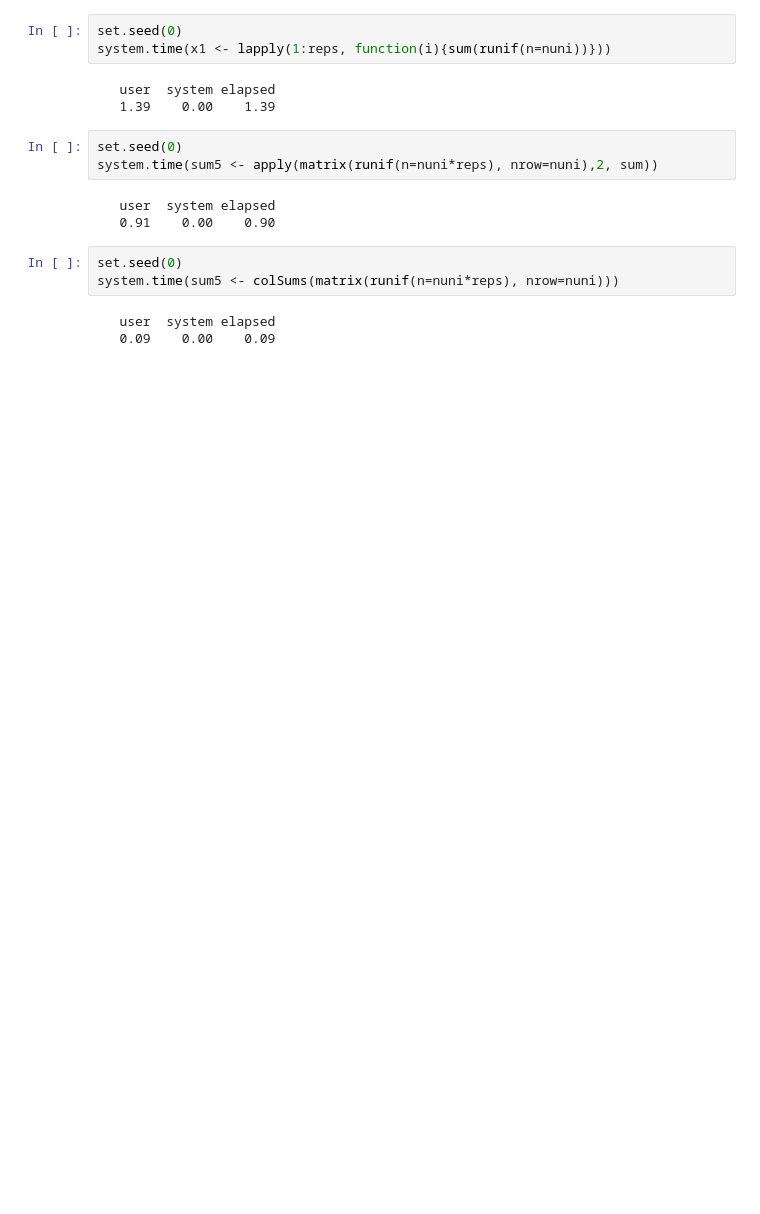
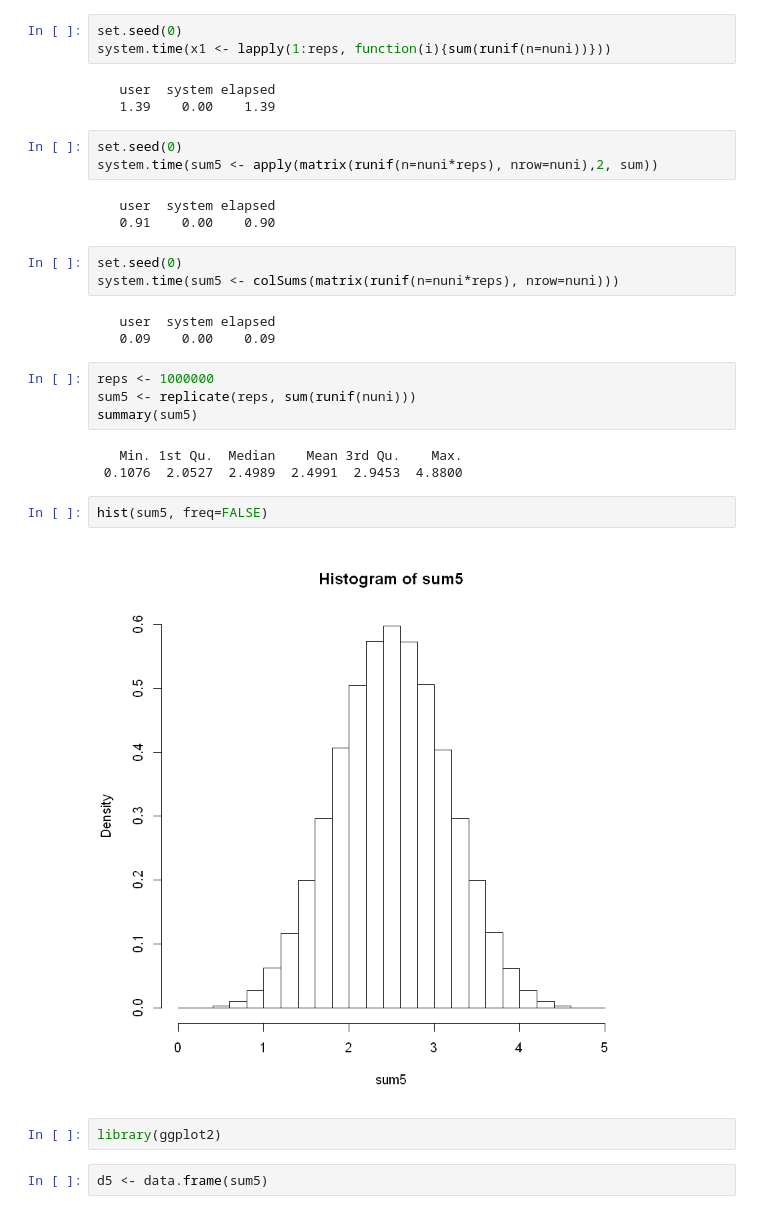
Before and after one commit to mlaai/Deep-Learning, a Jupyter notebook: Code/Projects/Data/RQuickReference.ipynb, the cells around one changed output. Saved outputs shown, nothing was run; the diff lists cells and outputs as text; blank space fills up the shorter version.

```diff
--- a/Code/Projects/Data/RQuickReference.ipynb
+++ b/Code/Projects/Data/RQuickReference.ipynb
@@ -798,3 +798,18 @@ system.time(sum5 <- colSums(matrix(runif(n=nuni*reps), nrow=nuni)))
 # %% [output]
    user  system elapsed
    0.09    0.00    0.09
+# %%
+reps <- 1000000
+sum5 <- replicate(reps, sum(runif(nuni)))
+summary(sum5)
+# %% [output]
+   Min. 1st Qu.  Median    Mean 3rd Qu.    Max.
+ 0.1076  2.0527  2.4989  2.4991  2.9453  4.8800
+# %%
+hist(sum5, freq=FALSE)
+# %% [output]
+[figure, added]
+# %%
+library(ggplot2)
+# %%
+d5 <- data.frame(sum5)
```
Also changed, not shown: parts of 25 cells of this notebook.
